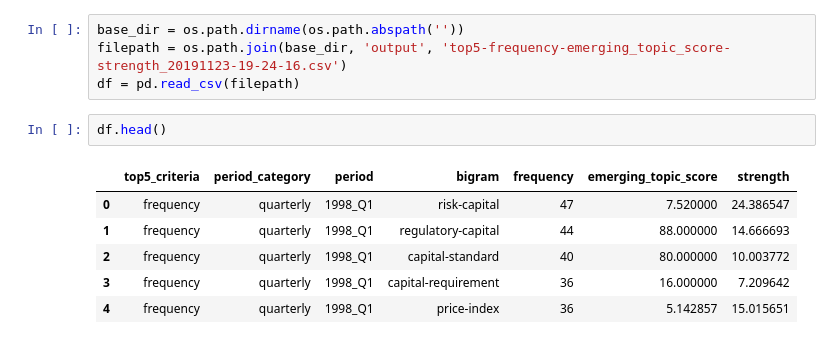
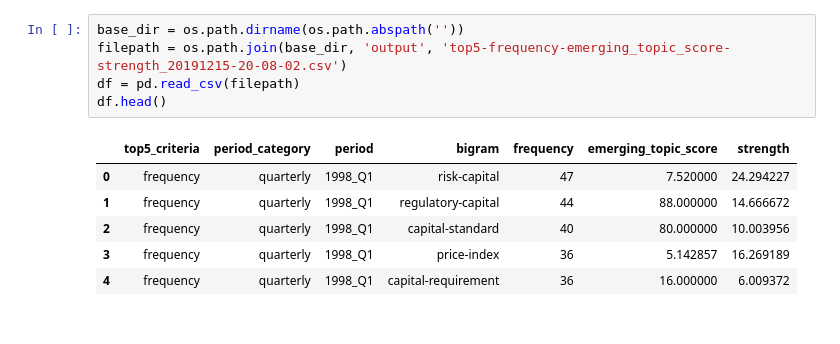
Before and after one commit to fagan2888/bis_speeches_text_bigram_frequency, a Jupyter notebook: source/Early_Warning_System_via_Jupyter_Notebook.ipynb, the cells around one changed output. Drawn from its saved outputs; the diff is of its cells as text.

```diff
--- a/source/Early_Warning_System_via_Jupyter_Notebook.ipynb
+++ b/source/Early_Warning_System_via_Jupyter_Notebook.ipynb
@@ -4,13 +13,12 @@ import os
 # %%
 base_dir = os.path.dirname(os.path.abspath(''))
-filepath = os.path.join(base_dir, 'output', 'top5-frequency-emerging_topic_score-strength_20191123-19-24-16.csv')
+filepath = os.path.join(base_dir, 'output', 'top5-frequency-emerging_topic_score-strength_20191215-20-08-02.csv')
 df = pd.read_csv(filepath)
+df.head()
+# %% [output]
+|  | top5_criteria | period_category | period | bigram | frequency | emerging_topic_score | strength |
+| 0 | frequency | quarterly | 1998_Q1 | risk-capital | 47 | 7.520000 | 24.294227 |
+| 1 | frequency | quarterly | 1998_Q1 | regulatory-capital | 44 | 88.000000 | 14.666672 |
+| 2 | frequency | quarterly | 1998_Q1 | capital-standard | 40 | 80.000000 | 10.003956 |
+| 3 | frequency | quarterly | 1998_Q1 | price-index | 36 | 5.142857 | 16.269189 |
+| 4 | frequency | quarterly | 1998_Q1 | capital-requirement | 36 | 16.000000 | 6.009372 |
-# %%
-df.head()
-# %% [output]
-|  | top5_criteria | period_category | period | bigram | frequency | emerging_topic_score | strength |
-| 0 | frequency | quarterly | 1998_Q1 | risk-capital | 47 | 7.520000 | 24.386547 |
-| 1 | frequency | quarterly | 1998_Q1 | regulatory-capital | 44 | 88.000000 | 14.666693 |
-| 2 | frequency | quarterly | 1998_Q1 | capital-standard | 40 | 80.000000 | 10.003772 |
-| 3 | frequency | quarterly | 1998_Q1 | capital-requirement | 36 | 16.000000 | 7.209642 |
-| 4 | frequency | quarterly | 1998_Q1 | price-index | 36 | 5.142857 | 15.015651 |
```
Also changed, not shown: parts of 11 cells of this notebook, 6 other files.
